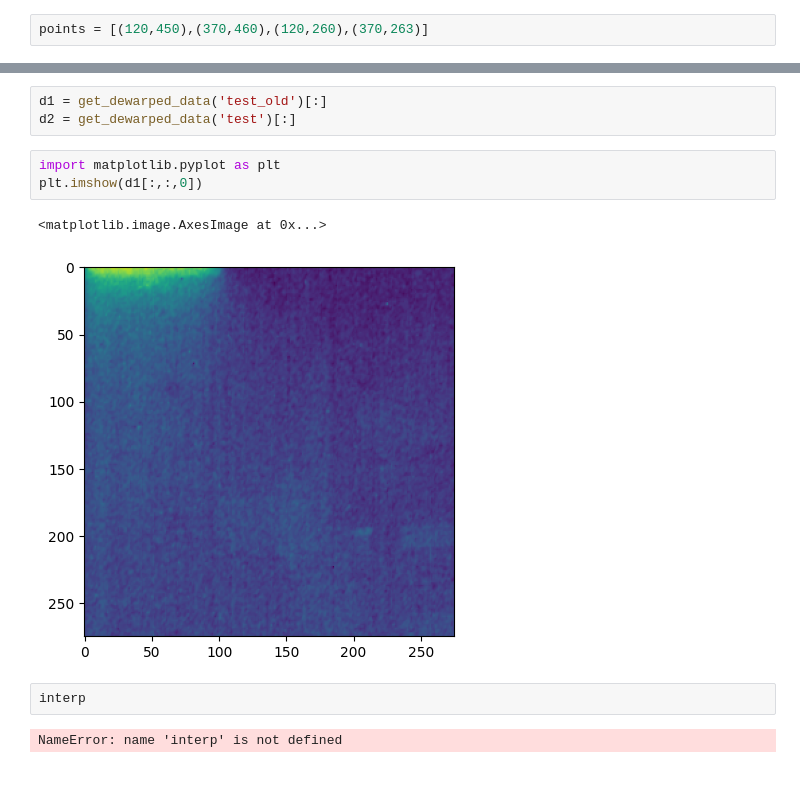
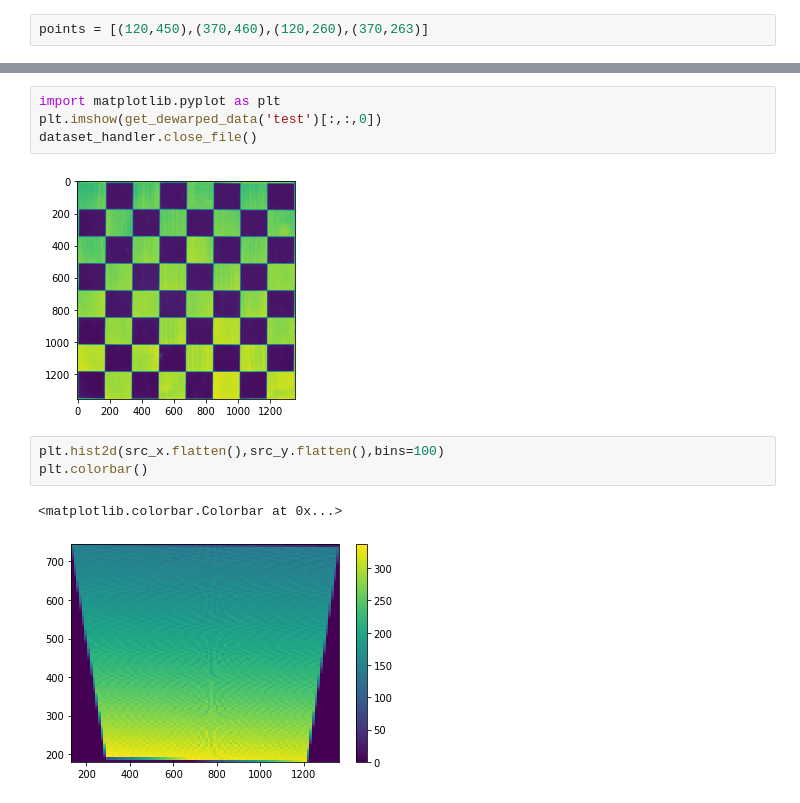
Before and after one commit to FireDynamics/FlameTrack, a Jupyter notebook: quick_visual.ipynb, the cells around one changed output, grey strips where cells are left out. Cells and saved outputs as stored; diff of their text form.

```diff
--- a/quick_visual.ipynb
+++ b/quick_visual.ipynb
@@ -135,13 +65,12 @@ Wall time: 15.2 s
-# %%
-d1 = get_dewarped_data('test_old')[:]
-d2 = get_dewarped_data('test')[:]
 # %%
 import matplotlib.pyplot as plt
-plt.imshow(d1[:,:,0])
+plt.imshow(get_dewarped_data('test')[:,:,0])
+dataset_handler.close_file()
 # %% [output]
-<matplotlib.image.AxesImage at 0x...>
-[figure, old version]
+[figure, new version]
 # %%
-interp
+plt.hist2d(src_x.flatten(),src_y.flatten(),bins=100)
+plt.colorbar()
 # %% [output]
-NameError: name 'interp' is not defined
+<matplotlib.colorbar.Colorbar at 0x...>
+[figure, added]
```
Also changed, not shown: parts of 22 cells of this notebook, 11 other files.
